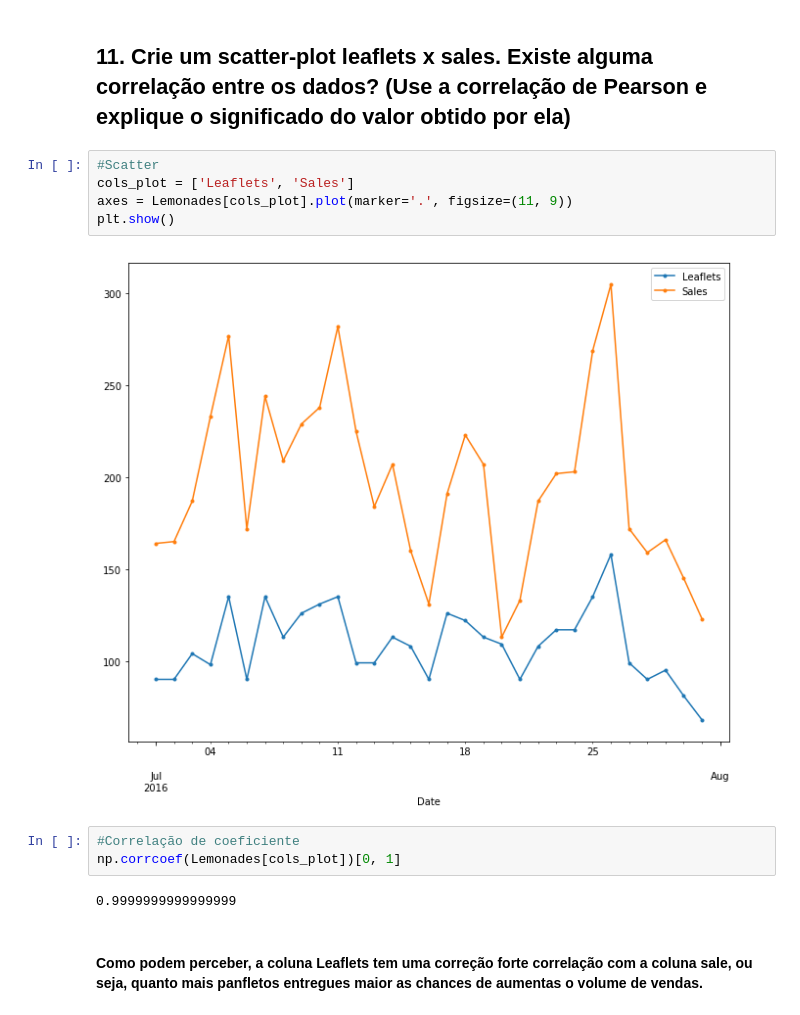
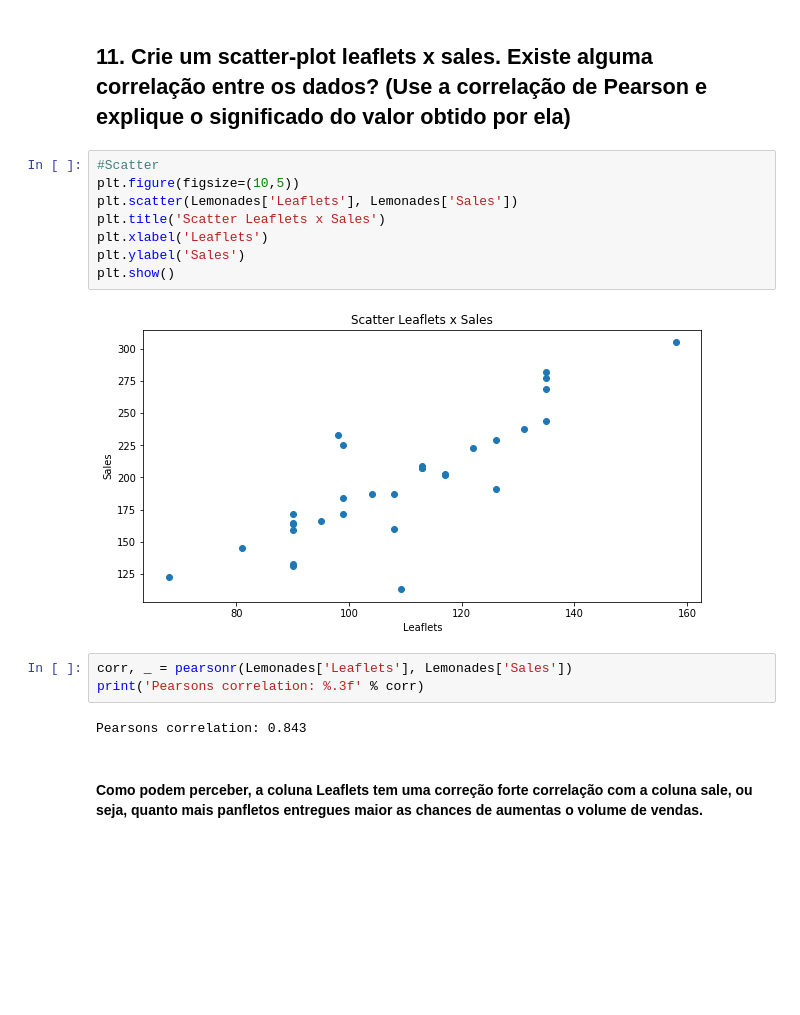
Before and after one commit to thonrocha/fiap-python, a Jupyter notebook: Trabalho_Final_Phyton.ipynb, the cells around one changed output. Cells and saved outputs as stored; diff of their text form; blank space fills up the shorter version.

```diff
--- a/Trabalho_Final_Phyton.ipynb
+++ b/Trabalho_Final_Phyton.ipynb
@@ -260,17 +286,20 @@ plt.show()
 # %% [markdown]
 ## 11. Crie um scatter-plot leaflets x sales. Existe alguma correlação entre os dados? (Use a correlação de Pearson e explique o significado do valor obtido por ela)
-# %%
-#Scatter
-cols_plot = ['Leaflets', 'Sales']
-axes = Lemonades[cols_plot].plot(marker='.', figsize=(11, 9))
-plt.show()
-# %% [output]
-[figure, removed]
-# %%
-#Correlação de coeficiente
-np.corrcoef(Lemonades[cols_plot])[0, 1]
-# %% [output]
-0.9999999999999999
+# %%
+#Scatter
+plt.figure(figsize=(10,5))
+plt.scatter(Lemonades['Leaflets'], Lemonades['Sales'])
+plt.title('Scatter Leaflets x Sales')
+plt.xlabel('Leaflets')
+plt.ylabel('Sales')
+plt.show()
+# %% [output]
+[figure, added]
+# %%
+corr, _ = pearsonr(Lemonades['Leaflets'], Lemonades['Sales'])
+print('Pearsons correlation: %.3f' % corr)
+# %% [output]
+Pearsons correlation: 0.843
 # %% [markdown]
 #### Como podem perceber, a coluna Leaflets tem uma correção forte correlação com a coluna sale, ou seja, quanto mais panfletos entregues maior as chances de aumentas o volume de vendas.
 # %% [markdown]
```
Also changed, not shown: parts of 10 cells of this notebook.
